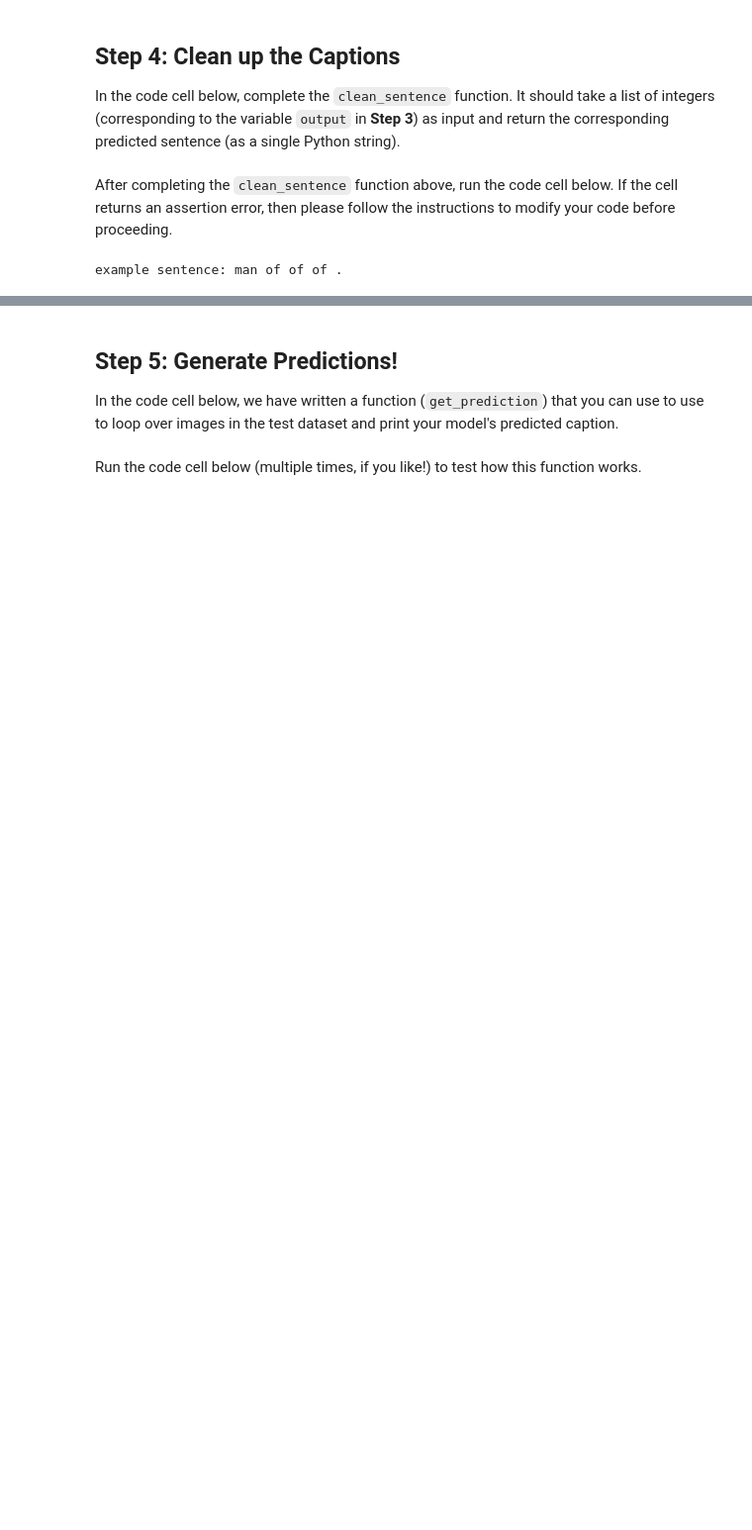
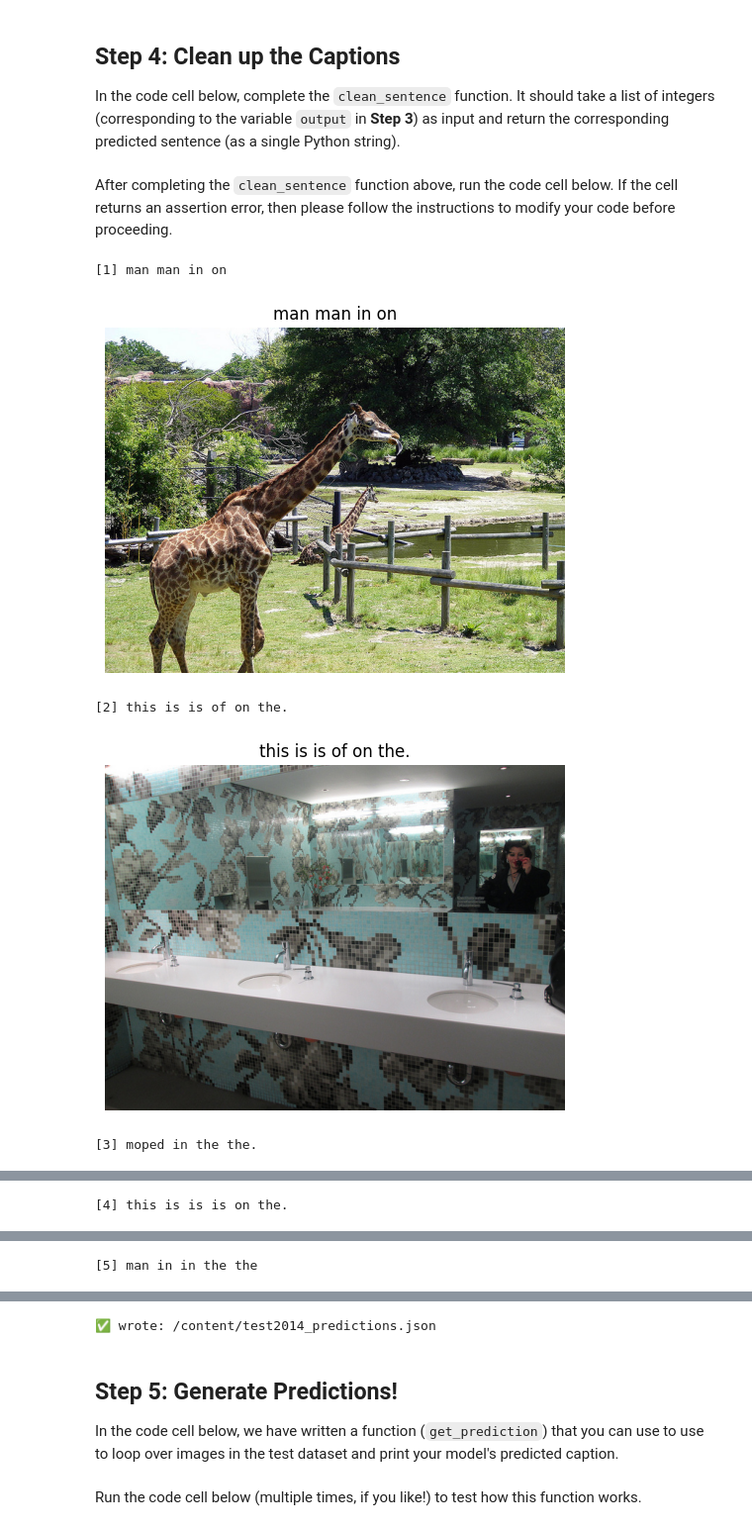
Before and after one commit to pradhapmoorthi/CVND, a Jupyter notebook: 3_Inference.ipynb, the cells around one changed output, grey strips where cells are left out. Shown at 99% size. Saved outputs shown, nothing was run; the diff lists cells and outputs as text; code cells hidden in the pictures; blank space fills up the shorter version.

```diff
--- a/3_Inference.ipynb
+++ b/3_Inference.ipynb
@@ -566,9 +554,33 @@ def clean_sentence(output_ids):
 # %% [markdown]
 After completing the `clean_sentence` function above, run the code cell below.  If the cell returns an assertion error, then please follow the instructions to modify your code before proceeding.
-# %%
-sentence = clean_sentence(output)
-print('example sentence:', sentence)
-
-assert type(sentence)==str, 'Sentence needs to be a Python string!'
-# %% [output]
-example sentence: man of of of .
+# %%
+def show_n_predictions(loader, n=5, max_len=20):
+    encoder.eval(); decoder.eval()
+    start_idx = vocab.word2idx["<start>"]
+    end_idx   = vocab.word2idx["<end>"]
+
+    it = iter(loader)
+    for k in range(n):
+        orig_image, image = next(it)
+        image = image.to(device)
+
+        with torch.no_grad():
+            encoder_out = encoder(image)
+            ids = decoder.sample(encoder_out, start_idx, end_idx, max_len=max_len)
+
+        caption = ids_to_caption(ids, vocab)
+        print(f"[{k+1}] {caption}")
+
+        plt.figure(figsize=(6,6))
+        plt.imshow(np.squeeze(orig_image))
+        plt.axis("off")
+        plt.title(caption)
+        plt.show()
+
+show_n_predictions(test_loader, n=5, max_len=20)
+# %% [output]
+[1] man man in on
+[figure, added]
+[2] this is is of on the.
+[figure, added]
+[3] moped in the the.
@@ -574,0 +588 @@ example sentence: man of of of .
+[4] this is is is on the.
@@ -574,0 +590 @@ example sentence: man of of of .
+[5] man in in the the
@@ -575,3 +592,31 @@ example sentence: man of of of .
+# %%
+import json
+
+def dump_predictions(loader, out_json="/content/test2014_predictions.json", n=50, max_len=20):
+    encoder.eval(); decoder.eval()
+    start_idx = vocab.word2idx["<start>"]
+    end_idx   = vocab.word2idx["<end>"]
+
+    results = []
+    it = iter(loader)
+    for _ in range(n):
+        orig_image, image = next(it)
+        image = image.to(device)
+
+        with torch.no_grad():
+            encoder_out = encoder(image)
+            ids = decoder.sample(encoder_out, start_idx, end_idx, max_len=max_len)
+
+        results.append({"caption": ids_to_caption(ids, vocab)})
+
+    with open(out_json, "w") as f:
+        json.dump(results, f, indent=2)
+
+    print("✅ wrote:", out_json)
+
+dump_predictions(test_loader, out_json="/content/test2014_predictions.json", n=50, max_len=20)
+# %% [output]
+✅ wrote: /content/test2014_predictions.json
 # %% [markdown]
 <a id='step5'></a>
 ## Step 5: Generate Predictions!
```
Also changed, not shown: parts of 63 cells of this notebook.
